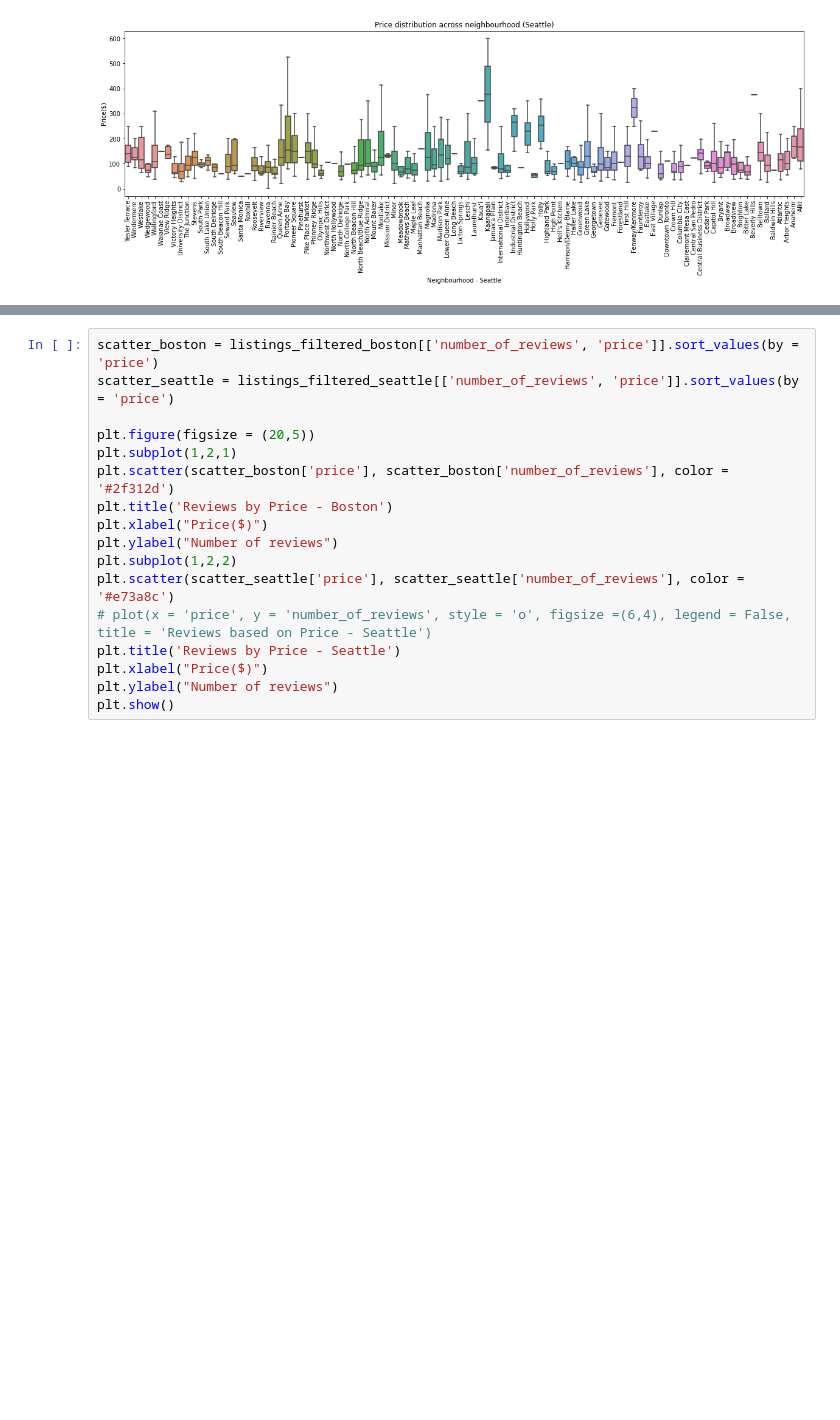
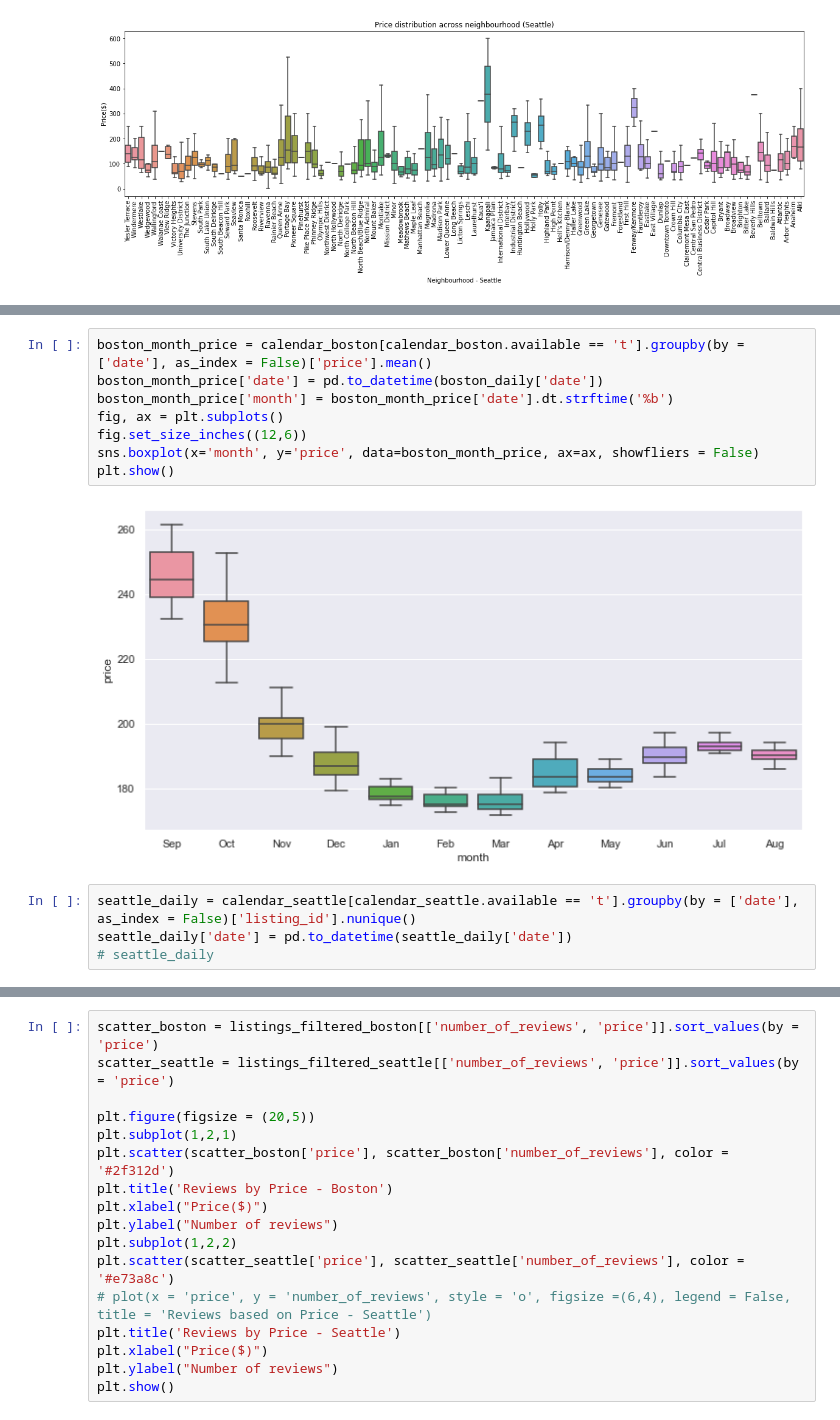
Before and after one commit to kashyapbarua/airbnb-price-analysis, a Jupyter notebook: DataScientist_Project-Airbnb.ipynb, the cells around one changed output, grey strips where cells are left out. Cells and saved outputs as stored; diff of their text form; blank space fills up the shorter version.

```diff
--- a/DataScientist_Project-Airbnb.ipynb
+++ b/DataScientist_Project-Airbnb.ipynb
@@ -276,0 +287,14 @@ sns.lineplot(x = 'date',
+# %%
+boston_month_price = calendar_boston[calendar_boston.available == 't'].groupby(by = ['date'], as_index = False)['price'].mean()
+boston_month_price['date'] = pd.to_datetime(boston_daily['date'])
+boston_month_price['month'] = boston_month_price['date'].dt.strftime('%b')
+fig, ax = plt.subplots()
+fig.set_size_inches((12,6))
+sns.boxplot(x='month', y='price', data=boston_month_price, ax=ax, showfliers = False)
+plt.show()
+# %% [output]
+[figure, added]
+# %%
+seattle_daily = calendar_seattle[calendar_seattle.available == 't'].groupby(by = ['date'], as_index = False)['listing_id'].nunique()
+seattle_daily['date'] = pd.to_datetime(seattle_daily['date'])
+# seattle_daily
```
Also changed, not shown: parts of 16 cells of this notebook.
